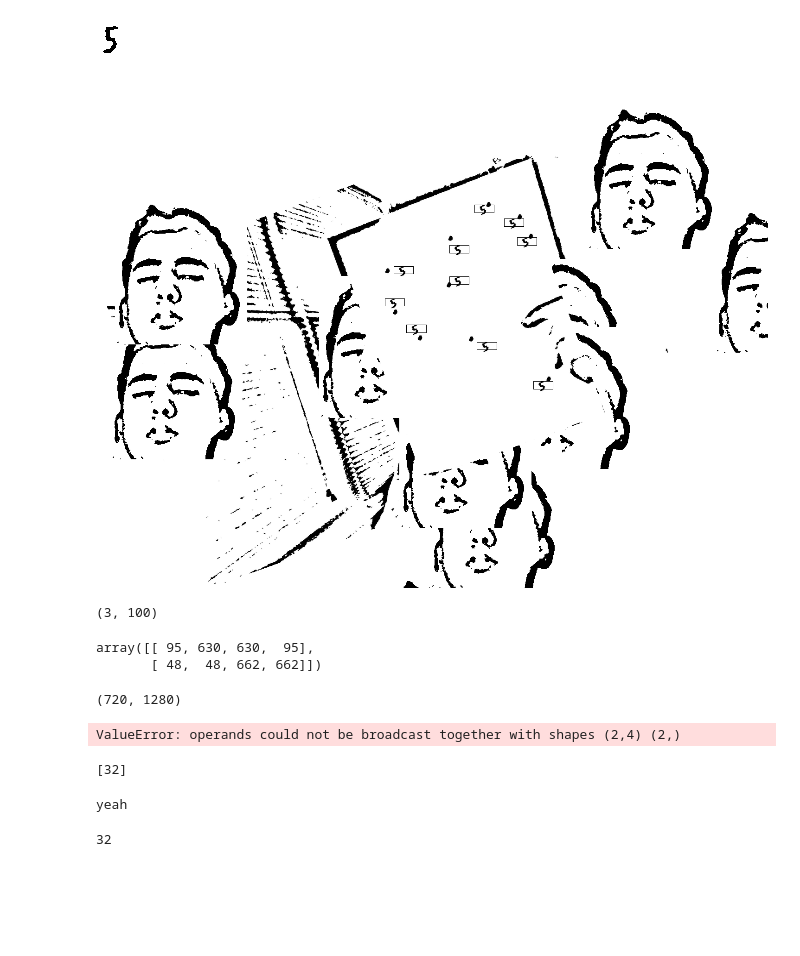
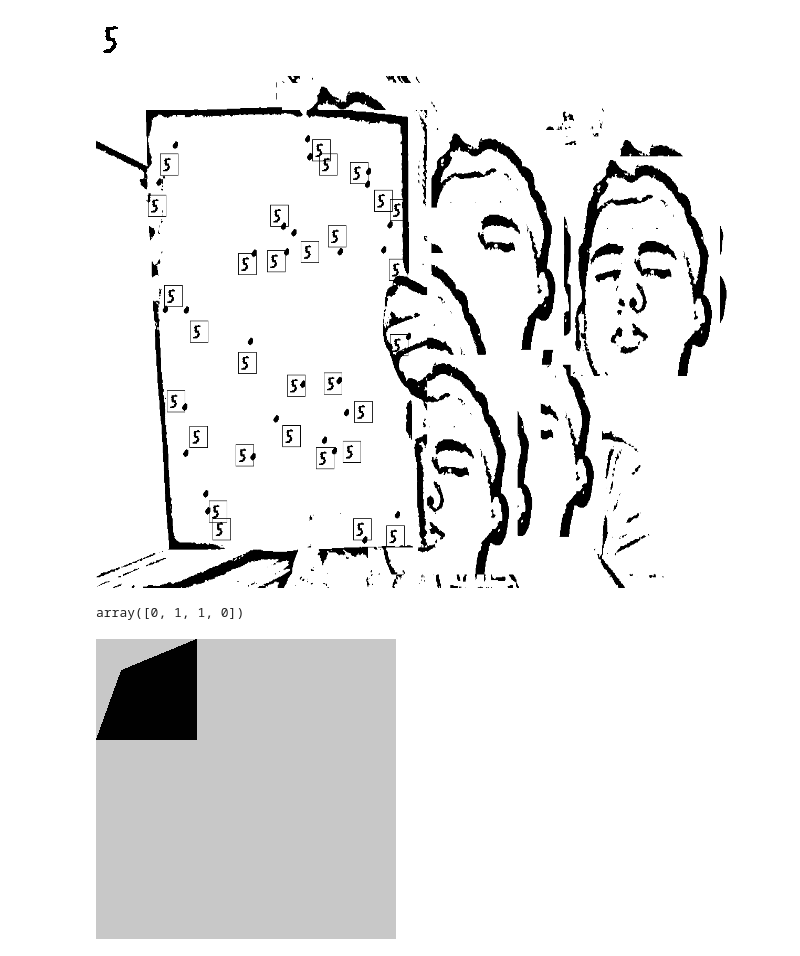
Before and after one commit to sryeturu/connect-the-dots, a Jupyter notebook: testing_notebook.ipynb, the cells around one changed output. Drawn from its saved outputs; the diff is of its cells as text; code cells hidden in the pictures; blank space fills up the shorter version.

```diff
--- a/testing_notebook.ipynb
+++ b/testing_notebook.ipynb
@@ -73,7 +73,7 @@ bbox = {}
 dot = np.load('dots/1.npy')
 dot = adaptive_thresh(dot)
 
-for i in range(10):
+for i in range(30):
     num = num_sampler.get_sample()
     scalar = random.uniform(.8,.8)
 
@@ -129,70 +129,45 @@ def totally_inside_paper(top_left_obj, obj, canvas):
 
     return all_inside
 
-deg = 20
+deg = 0
 
 a.rotate(deg)
 rad = np.deg2rad(deg)
 rt = np.array([[np.cos(rad), np.sin(rad)], [-np.sin(rad), np.cos(rad)]])
 
 for k,v in bbox.items():
     for obj in v:
         nw = np.dot(rt, np.array(obj).T - np.array([1280/2, 720/2]).reshape(2,-1)) + np.array([a.img.shape[1]/2, a.img.shape[0]/2]).reshape(2,-1)
         nw = nw.astype(np.int32)
 
         a.img = cv.rectangle(a.img, tuple(nw[:, 0]), tuple(nw[:, 2]), (0), 1)
 
 k = np.load('backgrounds/1.npy')
 
-cnt = 10
+cnt = 30
 for i in range(cnt):
 
     rr = random.randint(0, a.img.shape[0])
     rc = random.randint(0, a.img.shape[1])
 
     while(totally_inside_paper((rr,rc), k, a)):
         rr = random.randint(0, a.img.shape[0])
         rc = random.randint(0, a.img.shape[1])
 
     a.draw_on_background(k, (rr,rc))
 
 display(cv.resize(a.img, (672, 512)))
 # %% [output]
-[figure, old version]
+[figure, new version]
-# %%
-(100,3)[::-1]
-# %% [output]
-(3, 100)
-# %%
-con = a.contours
-x_y_contours = np.array([i[::-1] for i in con])
-np.dot(rt, x_y_contours.T - [5,5])
-x_y_contours.T
-# %% [output]
-array([[ 95, 630, 630,  95],
-       [ 48,  48, 662, 662]])
-# %%
-a.img.shape
-# %% [output]
-(720, 1280)
-# %%
-x_y_contours.T - (100,100)
-# %% [output]
-ValueError: operands could not be broadcast together with shapes (2,4) (2,)
-# %%
-l
-# %% [output]
-[32]
+# %%
+np.array([0,1,1,0])
+# %% [output]
+array([0, 1, 1, 0])
 # %%
-contours = np.array([(0, 0), (0, 100), (100,100), (100, 0)])
-if cv.pointPolygonTest(contours, (50,50), False):
-    print('yeah')
+con = np.array([[25,31], [0,100], [100,100], [100, 0]])
-# %% [output]
-yeah
-# %%
-m = 0.8
-
-if m:
-    print(32)
-# %% [output]
-32
+# %%
+a = np.zeros((300,300), dtype=np.uint8) + 200
+cv.fillPoly(a, [con], color=1)
+display(a)
+# %% [output]
+[figure, added]
```
Also changed, not shown: 1 other file.
